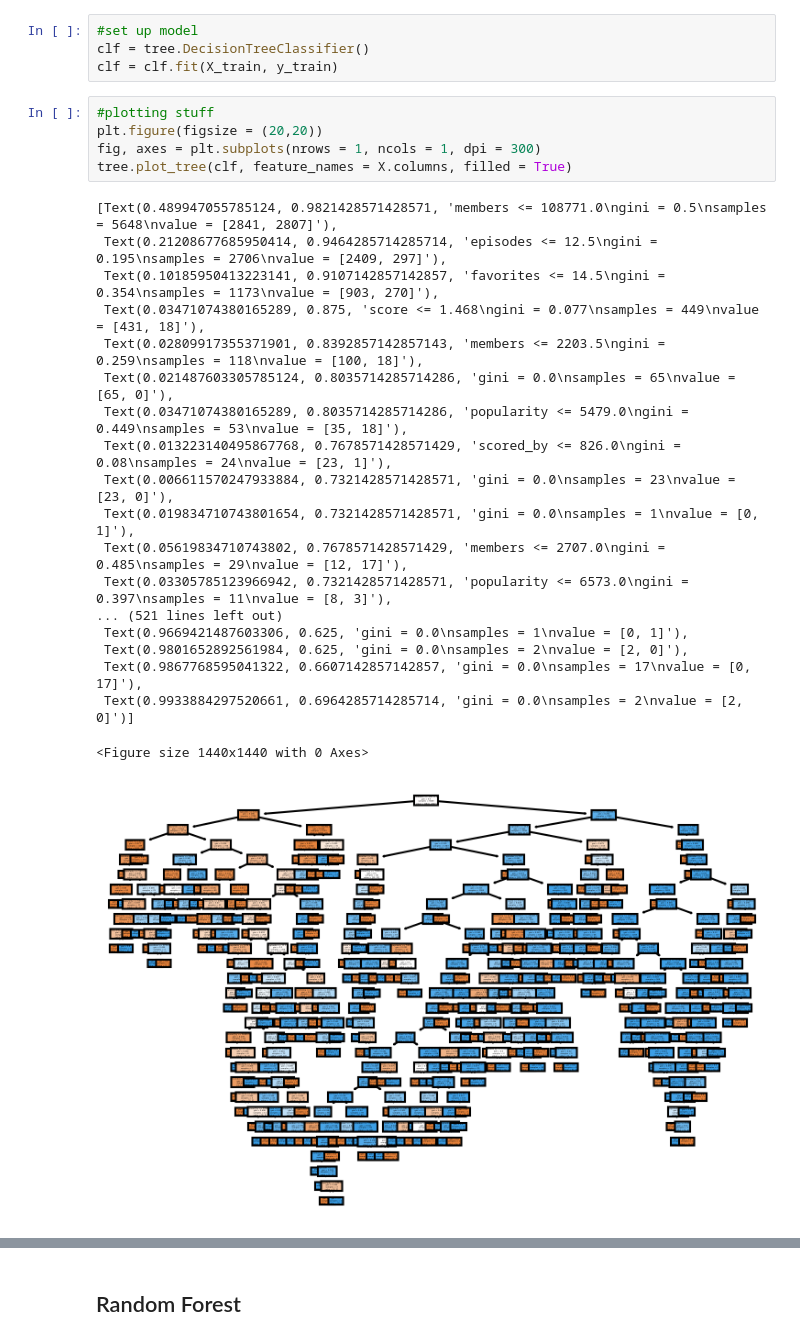
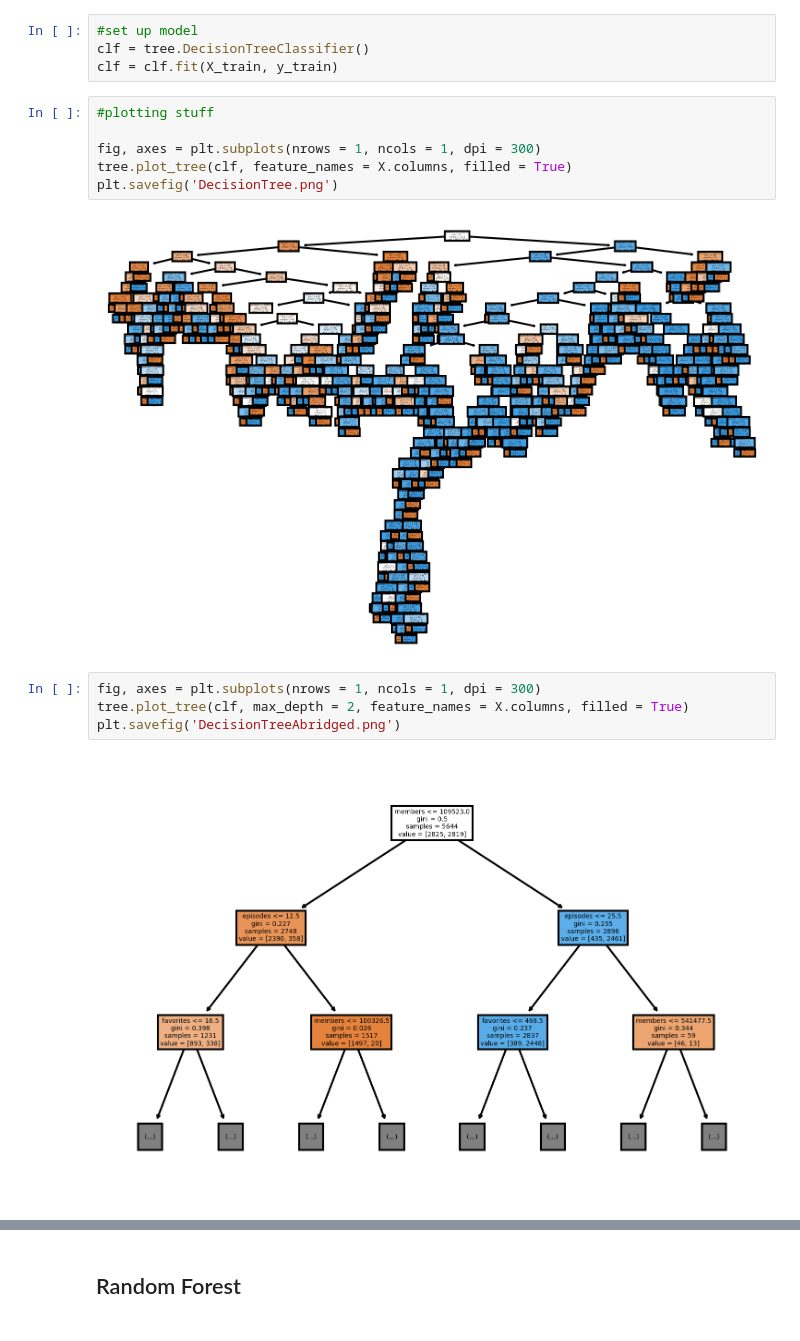
Before and after one commit to suzanneclk/MyAnimeLineup, a Jupyter notebook: Project 2 MyAnimeLineup.ipynb, the cells around one changed output, grey strips where cells are left out. Saved outputs shown, nothing was run; the diff lists cells and outputs as text.

```diff
--- a/Project 2 MyAnimeLineup.ipynb
+++ b/Project 2 MyAnimeLineup.ipynb
@@ -141,29 +173,18 @@ clf = tree.DecisionTreeClassifier()
 clf = clf.fit(X_train, y_train)
 # %%
 #plotting stuff
-plt.figure(figsize = (20,20))
+
 fig, axes = plt.subplots(nrows = 1, ncols = 1, dpi = 300)
 tree.plot_tree(clf, feature_names = X.columns, filled = True)
+plt.savefig('DecisionTree.png')
 # %% [output]
-[Text(0.489947055785124, 0.9821428571428571, 'members <= 108771.0\ngini = 0.5\nsamples = 5648\nvalue = [2841, 2807]'),
- Text(0.21208677685950414, 0.9464285714285714, 'episodes <= 12.5\ngini = 0.195\nsamples = 2706\nvalue = [2409, 297]'),
- Text(0.10185950413223141, 0.9107142857142857, 'favorites <= 14.5\ngini = 0.354\nsamples = 1173\nvalue = [903, 270]'),
- Text(0.03471074380165289, 0.875, 'score <= 1.468\ngini = 0.077\nsamples = 449\nvalue = [431, 18]'),
- Text(0.02809917355371901, 0.8392857142857143, 'members <= 2203.5\ngini = 0.259\nsamples = 118\nvalue = [100, 18]'),
- Text(0.021487603305785124, 0.8035714285714286, 'gini = 0.0\nsamples = 65\nvalue = [65, 0]'),
- Text(0.03471074380165289, 0.8035714285714286, 'popularity <= 5479.0\ngini = 0.449\nsamples = 53\nvalue = [35, 18]'),
- Text(0.013223140495867768, 0.7678571428571429, 'scored_by <= 826.0\ngini = 0.08\nsamples = 24\nvalue = [23, 1]'),
- Text(0.006611570247933884, 0.7321428571428571, 'gini = 0.0\nsamples = 23\nvalue = [23, 0]'),
- Text(0.019834710743801654, 0.7321428571428571, 'gini = 0.0\nsamples = 1\nvalue = [0, 1]'),
- Text(0.05619834710743802, 0.7678571428571429, 'members <= 2707.0\ngini = 0.485\nsamples = 29\nvalue = [12, 17]'),
- Text(0.03305785123966942, 0.7321428571428571, 'popularity <= 6573.0\ngini = 0.397\nsamples = 11\nvalue = [8, 3]'),
-... (521 lines left out)
- Text(0.9669421487603306, 0.625, 'gini = 0.0\nsamples = 1\nvalue = [0, 1]'),
- Text(0.9801652892561984, 0.625, 'gini = 0.0\nsamples = 2\nvalue = [2, 0]'),
- Text(0.9867768595041322, 0.6607142857142857, 'gini = 0.0\nsamples = 17\nvalue = [0, 17]'),
- Text(0.9933884297520661, 0.6964285714285714, 'gini = 0.0\nsamples = 2\nvalue = [2, 0]')]
-<Figure size 1440x1440 with 0 Axes>
-[figure, old version]
+[figure, new version]
+# %%
+fig, axes = plt.subplots(nrows = 1, ncols = 1, dpi = 300)
+tree.plot_tree(clf, max_depth = 2, feature_names = X.columns, filled = True)
+plt.savefig('DecisionTreeAbridged.png')
+# %% [output]
+[figure, added]
 # %%
 predicted = clf.predict(X_test)
 print(metrics.classification_report(y_test, predicted))
```
Also changed, not shown: parts of 24 cells of this notebook, 22 other files.
